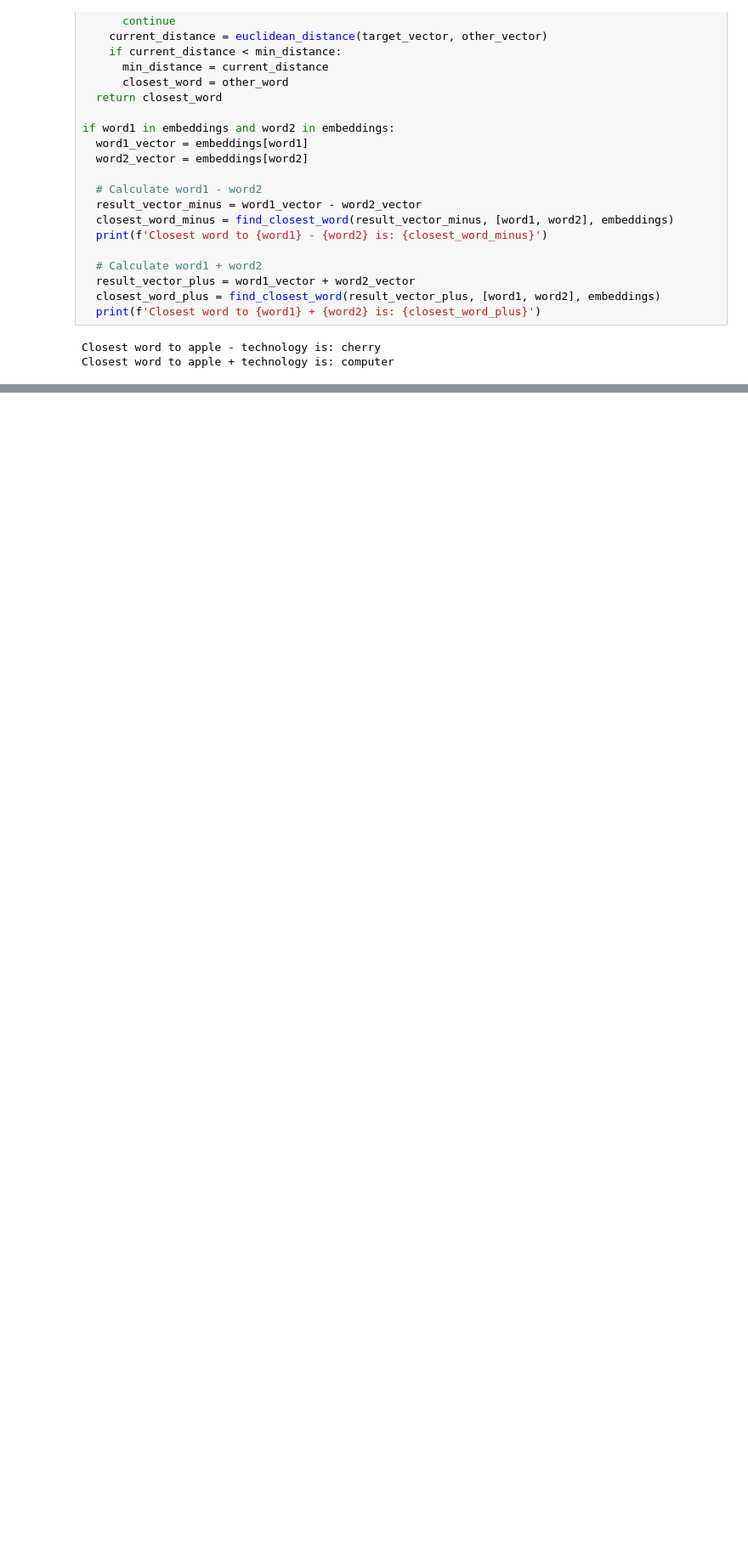
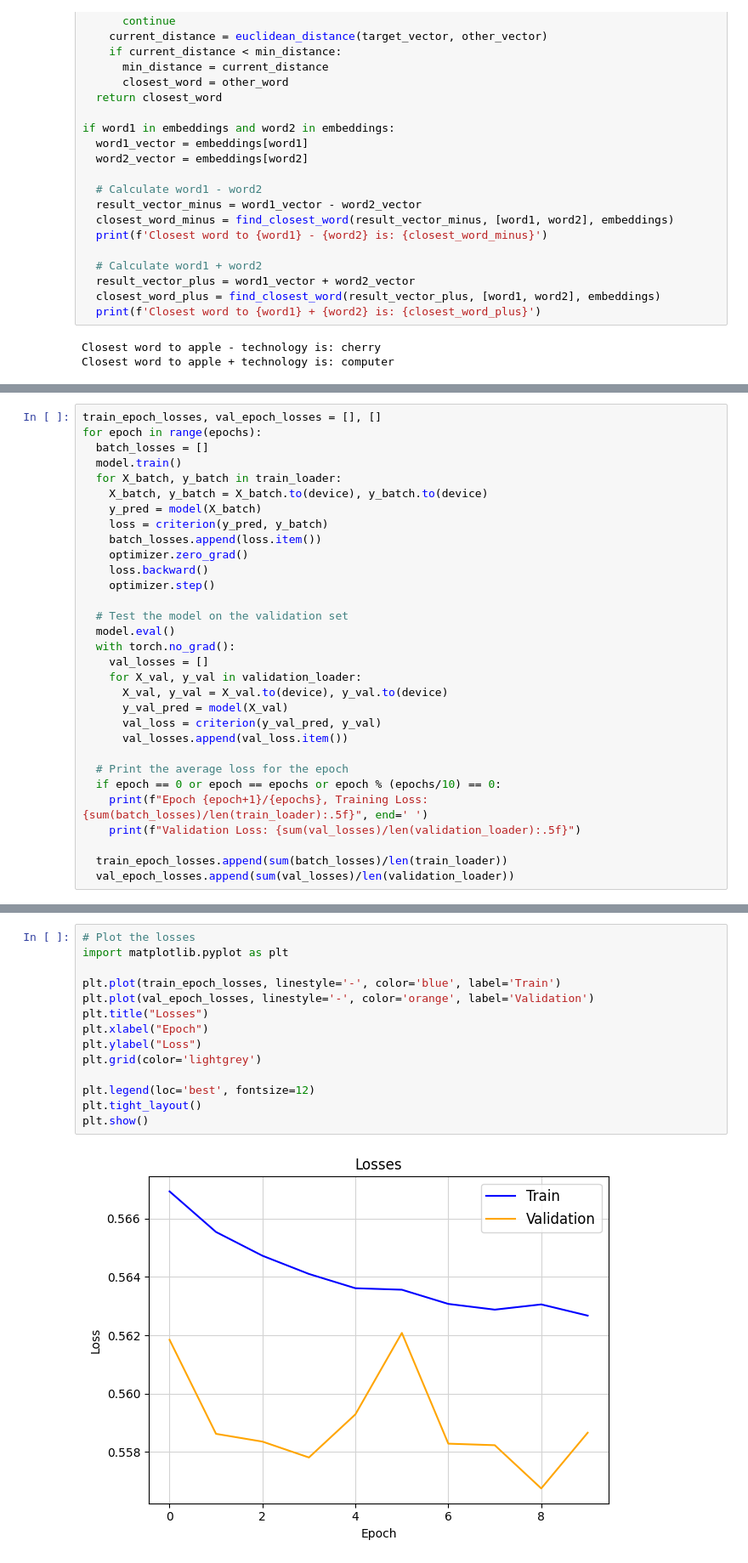
Before and after one commit to AntonisZks/Deep-Learning-for-Natural-Language-Processing, a Jupyter notebook: Notebooks/feed_forward_neural_network.ipynb, the cells around one changed output, grey strips where cells are left out. Shown: that part at 85% size. Cells and saved outputs as stored; diff of their text form; blank space fills up the shorter version.

```diff
--- a/Notebooks/feed_forward_neural_network.ipynb
+++ b/Notebooks/feed_forward_neural_network.ipynb
@@ -369,0 +431,31 @@ print(train_df['vectors'].shape)
+# %%
+train_epoch_losses, val_epoch_losses = [], []
+for epoch in range(epochs):
+  batch_losses = []
+  model.train()
+  for X_batch, y_batch in train_loader:
+    X_batch, y_batch = X_batch.to(device), y_batch.to(device)
+    y_pred = model(X_batch)
+    loss = criterion(y_pred, y_batch)
+    batch_losses.append(loss.item())
+    optimizer.zero_grad()
+    loss.backward()
+    optimizer.step()
+
+  # Test the model on the validation set
+  model.eval()
+  with torch.no_grad():
+    val_losses = []
+    for X_val, y_val in validation_loader:
+      X_val, y_val = X_val.to(device), y_val.to(device)
+      y_val_pred = model(X_val)
+      val_loss = criterion(y_val_pred, y_val)
+      val_losses.append(val_loss.item())
+
+  # Print the average loss for the epoch
+  if epoch == 0 or epoch == epochs or epoch % (epochs/10) == 0:
+    print(f"Epoch {epoch+1}/{epochs}, Training Loss: {sum(batch_losses)/len(train_loader):.5f}", end=' ')
+    print(f"Validation Loss: {sum(val_losses)/len(validation_loader):.5f}")
+
+  train_epoch_losses.append(sum(batch_losses)/len(train_loader))
+  val_epoch_losses.append(sum(val_losses)/len(validation_loader))
@@ -369,0 +507,16 @@ print(train_df['vectors'].shape)
+# %%
+# Plot the losses
+import matplotlib.pyplot as plt
+
+plt.plot(train_epoch_losses, linestyle='-', color='blue', label='Train')
+plt.plot(val_epoch_losses, linestyle='-', color='orange', label='Validation')
+plt.title("Losses")
+plt.xlabel("Epoch")
+plt.ylabel("Loss")
+plt.grid(color='lightgrey')
+
+plt.legend(loc='best', fontsize=12)
+plt.tight_layout()
+plt.show()
+# %% [output]
+[figure, added]
```
Also changed, not shown: parts of 18 cells of this notebook, 1 other file.
